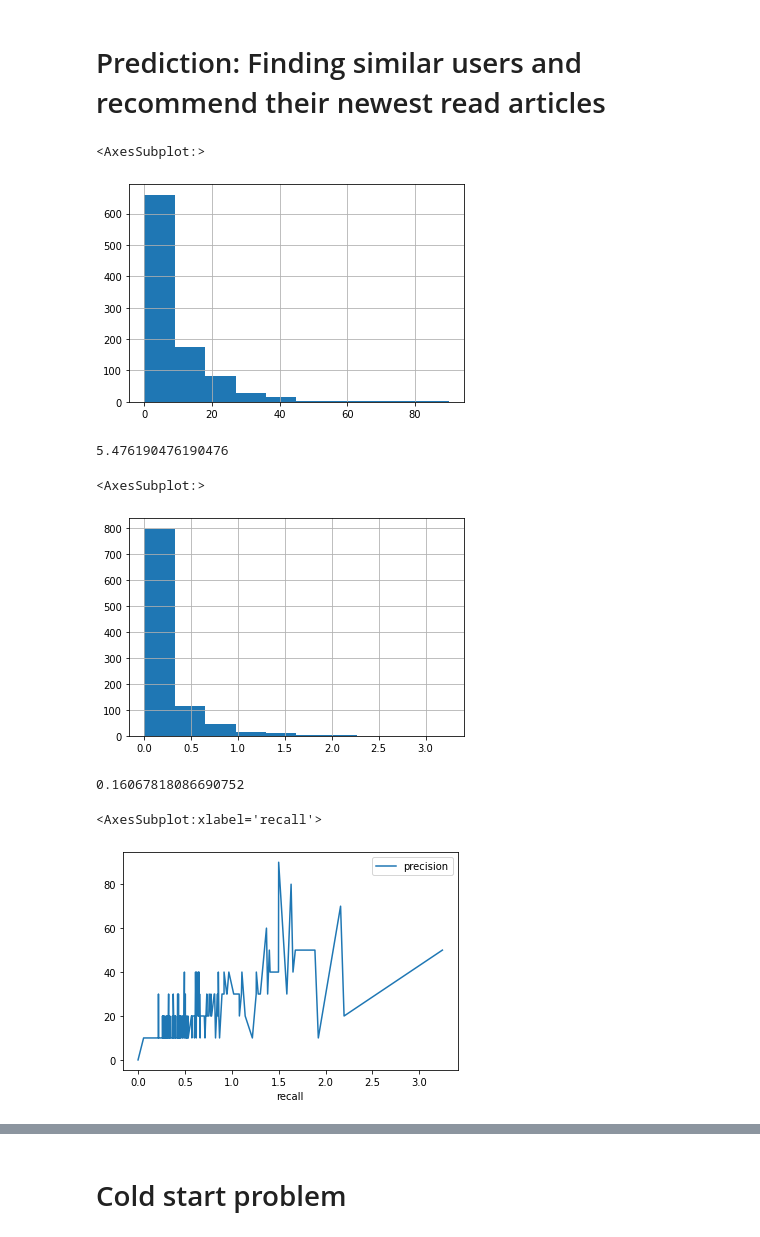
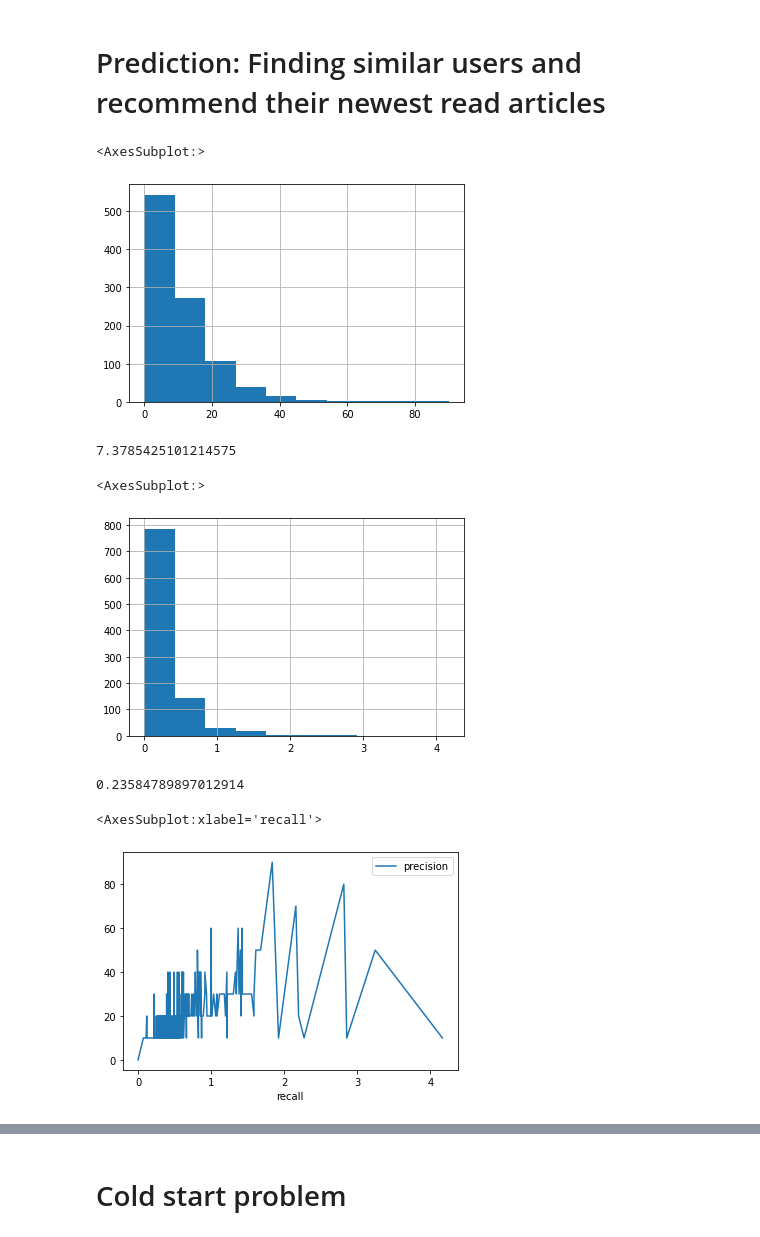
Before and after one commit to jonev/recommender-systems, a Jupyter notebook: graph_based_db.ipynb, the cells around one changed output, grey strips where cells are left out. Drawn from its saved outputs; the diff is of its cells as text; code cells hidden in the pictures.

Commit message:
Fix: using all friends

```diff
--- a/graph_based_db.ipynb
+++ b/graph_based_db.ipynb
@@ -133,33 +133,33 @@ start_time = time.time()
 logging.info(f"Prediction on bestfriend took: {((time.time() - start_time)/60.0)} minutes, or hours: {((time.time() - start_time)/3600.0)}")
 pd.set_option('display.max_colwidth', None)
 # %%
-predictions_newest = pd.read_feather("predictions_on_best_friend_all_users.feather")
+predictions_newest = pd.read_feather("predictions_on_best_friend_all_users_v3.feather")
 precision_newest = precision_per_user(predictions_newest, df_test)
 precision_newest.hist()
 # %% [output]
 <AxesSubplot:>
-[figure, old version]
+[figure, new version]
 # %%
 precision_newest.mean()
 # %% [output]
-5.476190476190476
+7.3785425101214575
 # %%
 recall_newest = recall_per_user(predictions_newest, df_test)
 recall_newest.hist()
 # %% [output]
 <AxesSubplot:>
-[figure, old version]
+[figure, new version]
 # %%
 recall_newest.mean()
 # %% [output]
-0.16067818086690752
+0.23584789897012914
 # %%
 recall_precision_plot_newest = pd.concat([precision_newest, recall_newest], keys=["precision", "recall"], axis=1)
 recall_precision_plot_newest = recall_precision_plot_newest.sort_values(["recall"])
 recall_precision_plot_newest.plot.line(x="recall", y="precision")
 # %% [output]
 <AxesSubplot:xlabel='recall'>
-[figure, old version]
+[figure, new version]
 # %%
 f1_newest = f1_per_user(predictions_newest, df_test)
 f1_newest.hist()
```
Also changed, not shown: parts of 11 cells of this notebook, 3 other files.
